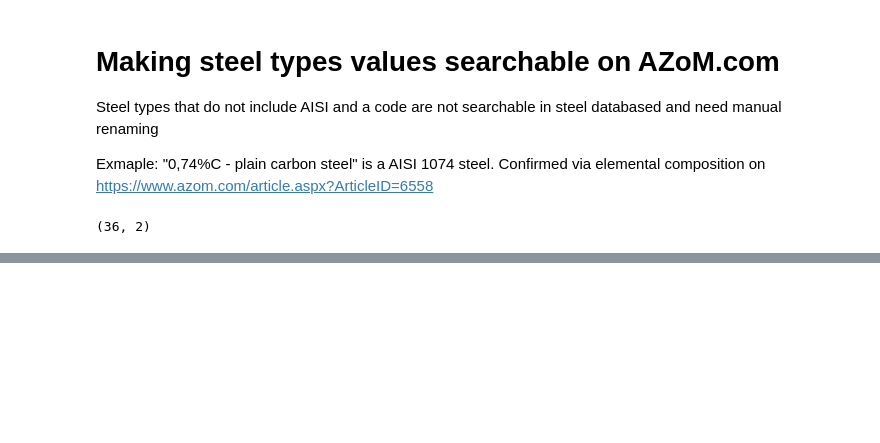
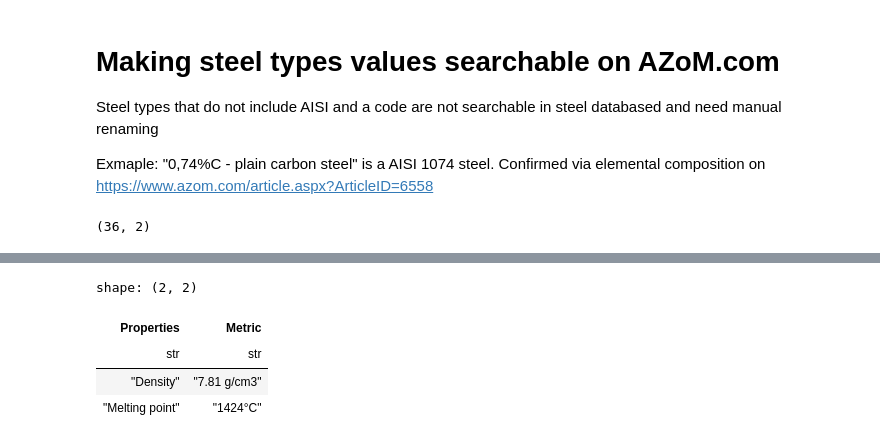
Before and after one commit to Nate-Sheibley/Mild-Steel-Tempering, a Jupyter notebook: Mild_Steel_Tempering-main.ipynb, the cells around one changed output, grey strips where cells are left out. Cells and saved outputs as stored; diff of their text form; code cells hidden in the pictures; blank space fills up the shorter version.

```diff
--- a/Mild_Steel_Tempering-main.ipynb
+++ b/Mild_Steel_Tempering-main.ipynb
@@ -268,0 +482,25 @@ shape: (29, 1)
+# %%
+dict_phys_props = {}
+dict_mech_props = {}
+
+polars_check = True
+for steel, tables in dict_steel_tables_keep.items():
+    all_polars = True
+    count_polars = 0
+    for table in tables:
+        if isinstance(table, pl.DataFrame):
+            count_polars += 1
+    if count_polars != len(tables):
+        all_polars = False
+    if not (bool_check and all_polars):
+        bool_check = False
+    print("All polars?", all_polars, '|', len(tables), "Tables | Steel:", steel)
+
+    phys_props = tables[0]
+    mech_props = tables[1]
+    print("Physical properties:", phys_props.shape, "| Properties head(1)", phys_props.select(pl.col('Properties').head(1)) )
+    print("Mechanical propsshape:", mech_props.shape, "| Properties head(1)", mech_props.select(pl.col('Properties').head(1)) )
+    dict_phys_props[steel] = phys_props
+    dict_mech_props[steel] = mech_props
+
+print("All Polars?", polars_check)
@@ -268,0 +531,15 @@ shape: (29, 1)
+# %%
+def remove_inperial(property_dict):
+    new_dict = {}
+    for key, table in property_dict.items():
+        new_dict[key] = table.select(["Properties", "Metric"])
+    return new_dict
+dict_phys_props =  remove_inperial(dict_phys_props)
+dict_mech_props = remove_inperial(dict_mech_props)
+dict_phys_props['AISI 52100']
+# %% [output]
+shape: (2, 2)
+| Properties | Metric |
+| str | str |
+| "Density" | "7.81 g/cm3" |
+| "Melting point" | "1424°C" |
```
Also changed, not shown: parts of 37 cells of this notebook, 3 other files.
